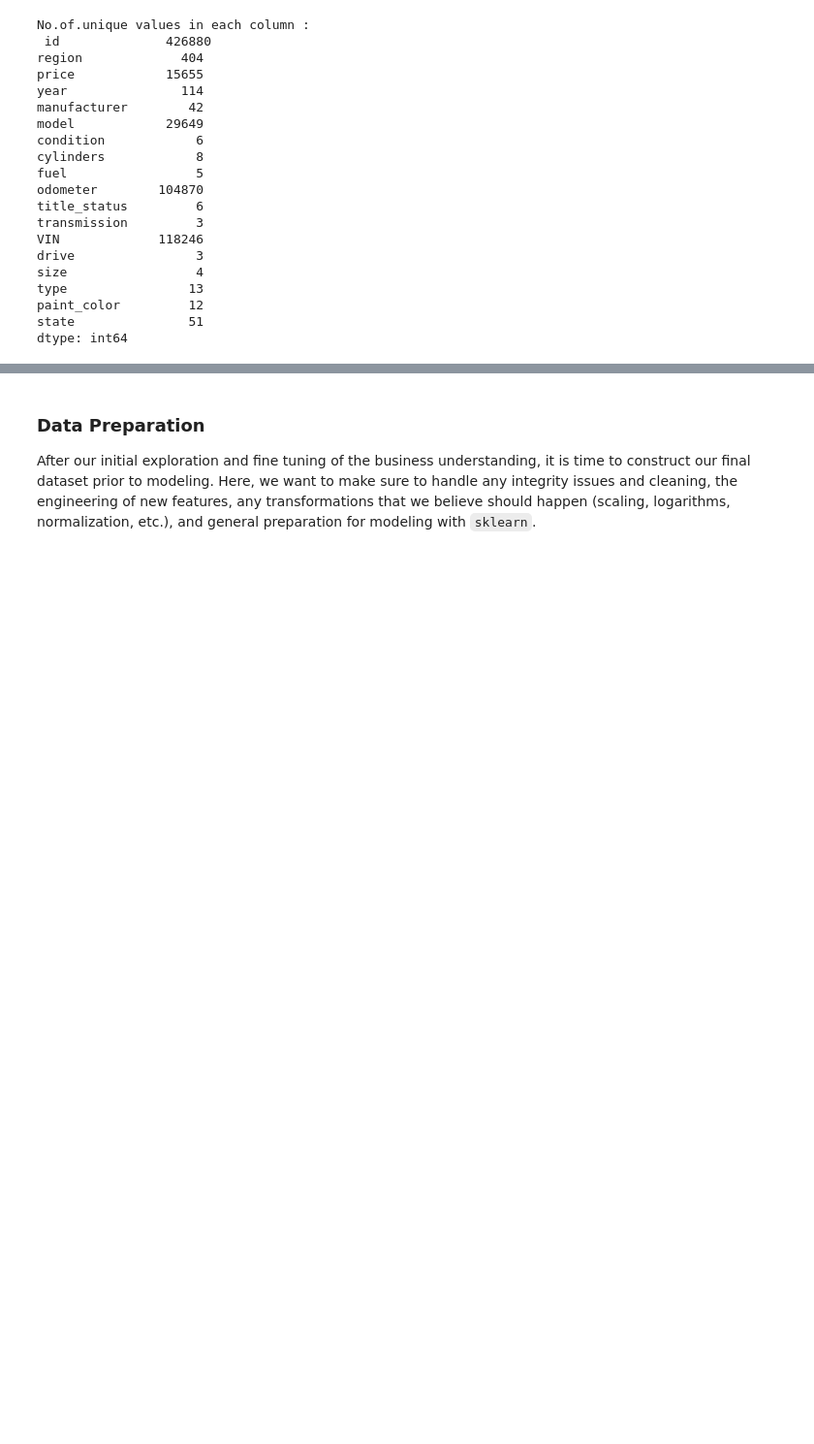
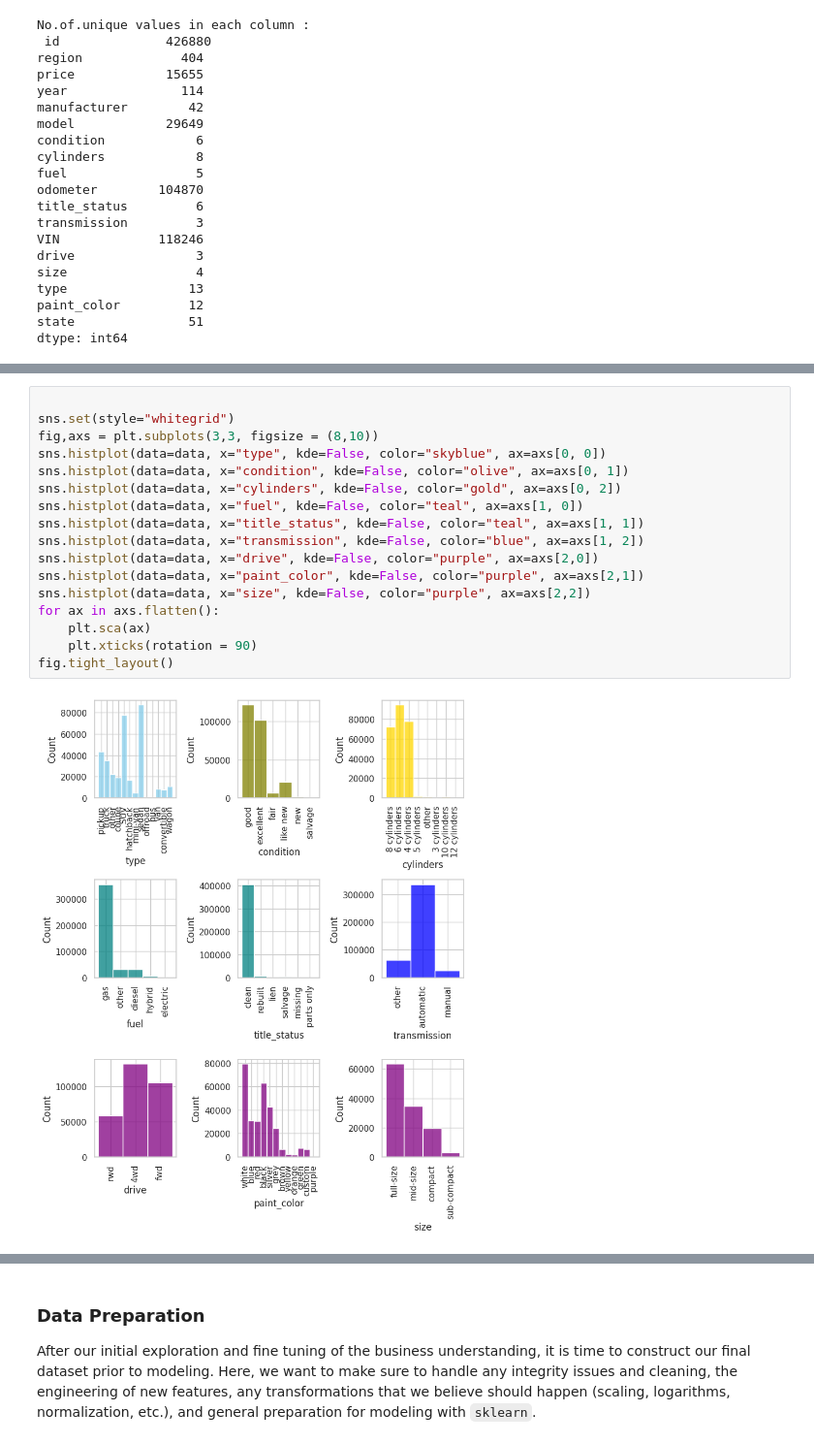
Before and after one commit to girishnath/machinelearning, a Jupyter notebook: used-car-pricing/used-car-pricing.ipynb, the cells around one changed output, grey strips where cells are left out. Shown at 97% size. Saved outputs shown, nothing was run; the diff lists cells and outputs as text; blank space fills up the shorter version.

```diff
--- a/used-car-pricing/used-car-pricing.ipynb
+++ b/used-car-pricing/used-car-pricing.ipynb
@@ -154,3 +217,22 @@ dtype: int64
+# %%
+
+sns.set(style="whitegrid")
+fig,axs = plt.subplots(3,3, figsize = (8,10))
+sns.histplot(data=data, x="type", kde=False, color="skyblue", ax=axs[0, 0])
+sns.histplot(data=data, x="condition", kde=False, color="olive", ax=axs[0, 1])
+sns.histplot(data=data, x="cylinders", kde=False, color="gold", ax=axs[0, 2])
+sns.histplot(data=data, x="fuel", kde=False, color="teal", ax=axs[1, 0])
+sns.histplot(data=data, x="title_status", kde=False, color="teal", ax=axs[1, 1])
+sns.histplot(data=data, x="transmission", kde=False, color="blue", ax=axs[1, 2])
+sns.histplot(data=data, x="drive", kde=False, color="purple", ax=axs[2,0])
+sns.histplot(data=data, x="paint_color", kde=False, color="purple", ax=axs[2,1])
+sns.histplot(data=data, x="size", kde=False, color="purple", ax=axs[2,2])
+for ax in axs.flatten():
+    plt.sca(ax)
+    plt.xticks(rotation = 90)
+fig.tight_layout()
+# %% [output]
+[figure, added]
 # %% [markdown]
 
 
```
Also changed, not shown: parts of 41 cells of this notebook, 1 other file.
